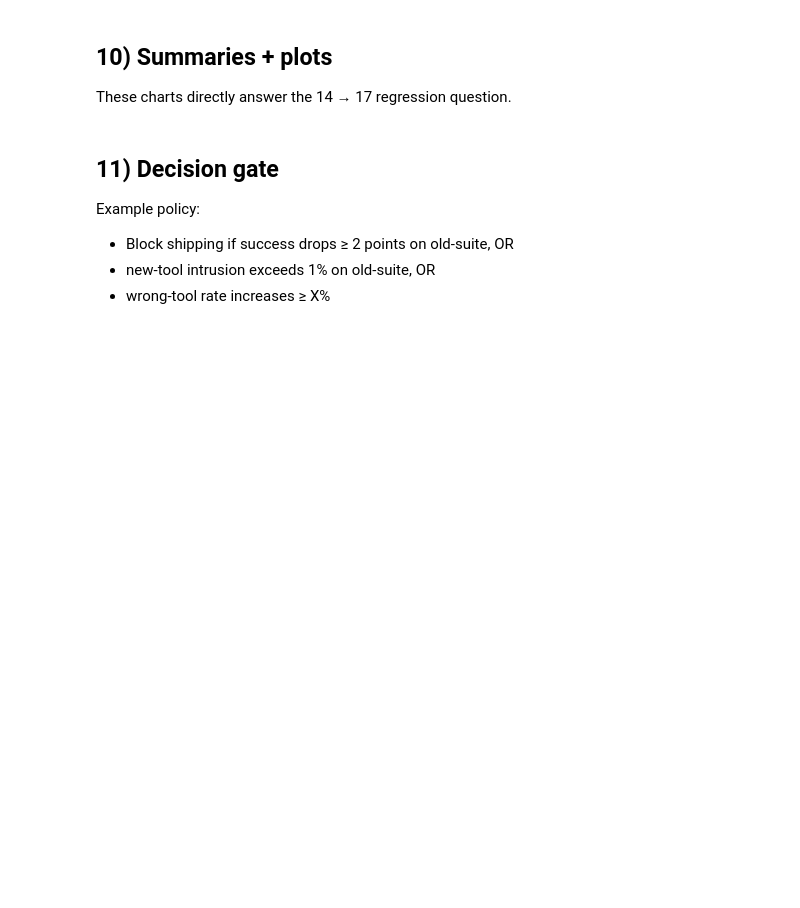
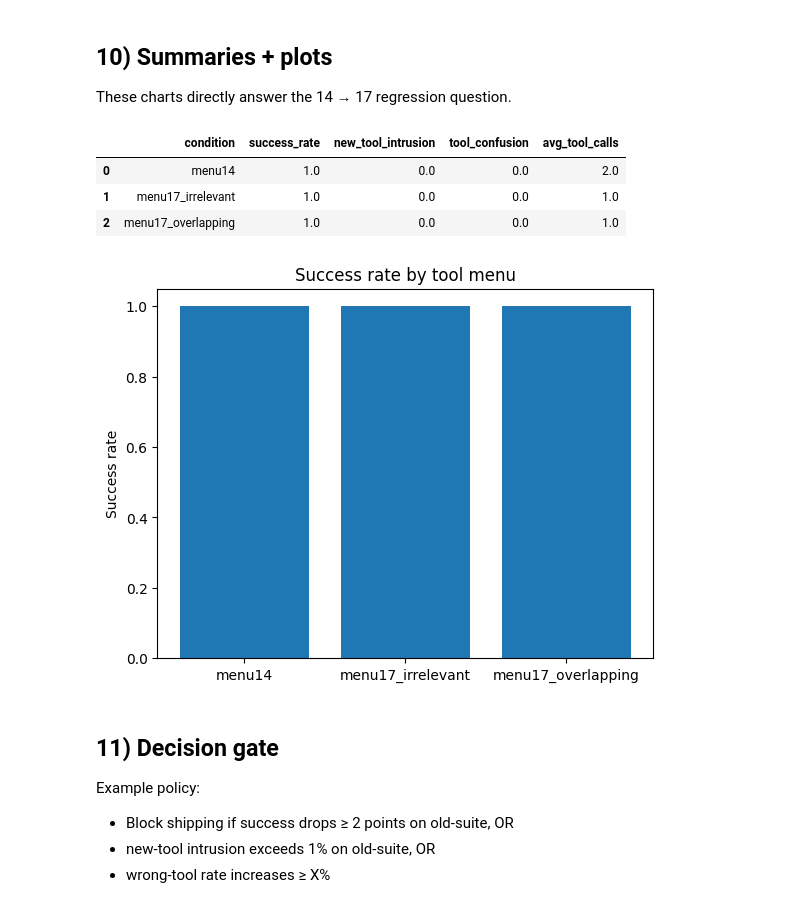
Before and after one commit to aadharshkannan/singlenotebooks, a Jupyter notebook: tool_menu_overload_regression_eval.ipynb, the cells around one changed output. Cells and saved outputs as stored; diff of their text form; code cells hidden in the pictures; blank space fills up the shorter version.

```diff
--- a/tool_menu_overload_regression_eval.ipynb
+++ b/tool_menu_overload_regression_eval.ipynb
@@ -266,7 +268,7 @@ TOOL_SCHEMAS = {
             "destination": {"type": "string"},
             "depart_date": {"type": "string"},
             "return_date": {"type": "string"},
-            "constraints": {"type": "object"},
+            "constraints": {"type": "object", "properties": {}, "additionalProperties": False},
         },
         "required": ["origin", "destination", "depart_date", "return_date", "constraints"],
         "additionalProperties": False,
@@ -275,7 +277,7 @@ TOOL_SCHEMAS = {
         "type": "object",
         "properties": {
             "flight_id": {"type": "string"},
-            "traveler_info": {"type": "object"},
+            "traveler_info": {"type": "object", "properties": {}, "additionalProperties": False},
         },
         "required": ["flight_id", "traveler_info"],
         "additionalProperties": False,
@@ -286,7 +288,7 @@ TOOL_SCHEMAS = {
             "city": {"type": "string"},
             "checkin": {"type": "string"},
             "checkout": {"type": "string"},
-            "constraints": {"type": "object"},
+            "constraints": {"type": "object", "properties": {}, "additionalProperties": False},
         },
         "required": ["city", "checkin", "checkout", "constraints"],
         "additionalProperties": False,
@@ -295,7 +297,7 @@ TOOL_SCHEMAS = {
         "type": "object",
         "properties": {
             "hotel_id": {"type": "string"},
-            "guest_info": {"type": "object"},
+            "guest_info": {"type": "object", "properties": {}, "additionalProperties": False},
         },
         "required": ["hotel_id", "guest_info"],
         "additionalProperties": False,
@@ -327,9 +329,10 @@ TOOL_SCHEMAS = {
 # Tool definitions for the LLM
 
 def tool_definitions(tool_names: List[str], strict: bool) -> List[Dict[str, Any]]:
+    default_schema = {"type": "object", "properties": {}, "additionalProperties": False}
     defs = []
     for name in tool_names:
-        schema = TOOL_SCHEMAS.get(name, {"type": "object", "properties": {}})
+        schema = TOOL_SCHEMAS.get(name, default_schema)
         defs.append({
             "type": "function",
             "name": name,
@@ -543,20 +609,28 @@ This runs the agent loop and logs results across tool menus.
 These charts directly answer the 14 → 17 regression question.
 # %%
 # Example aggregation (replace with real results)
-# summary = df.groupby(["condition"]).agg(
-#     success_rate=("success", "mean"),
-#     new_tool_intrusion=("new_tool_intrusion", "mean"),
-#     tool_confusion=("tool_confusion", "mean"),
-#     avg_tool_calls=("tool_calls", "mean"),
-# ).reset_index()
-# summary
+summary = df.groupby(["condition"]).agg(
+    success_rate=("success", "mean"),
+    new_tool_intrusion=("new_tool_intrusion", "mean"),
+    tool_confusion=("tool_confusion", "mean"),
+    avg_tool_calls=("tool_calls", "mean"),
+).reset_index()
+
+summary
+# %% [output]
+|  | condition | success_rate | new_tool_intrusion | tool_confusion | avg_tool_calls |
+| 0 | menu14 | 1.0 | 0.0 | 0.0 | 2.0 |
+| 1 | menu17_irrelevant | 1.0 | 0.0 | 0.0 | 1.0 |
+| 2 | menu17_overlapping | 1.0 | 0.0 | 0.0 | 1.0 |
 # %%
 # Example plot scaffold
-# fig, ax = plt.subplots()
-# ax.bar(summary["condition"], summary["success_rate"])
-# ax.set_title("Success rate by tool menu")
-# ax.set_ylabel("Success rate")
-# plt.show()
+fig, ax = plt.subplots()
+ax.bar(summary["condition"], summary["success_rate"])
+ax.set_title("Success rate by tool menu")
+ax.set_ylabel("Success rate")
+plt.show()
+# %% [output]
+[figure, added]
 # %% [markdown]
 ## 11) Decision gate
 
```
Also changed, not shown: parts of 7 cells of this notebook.
